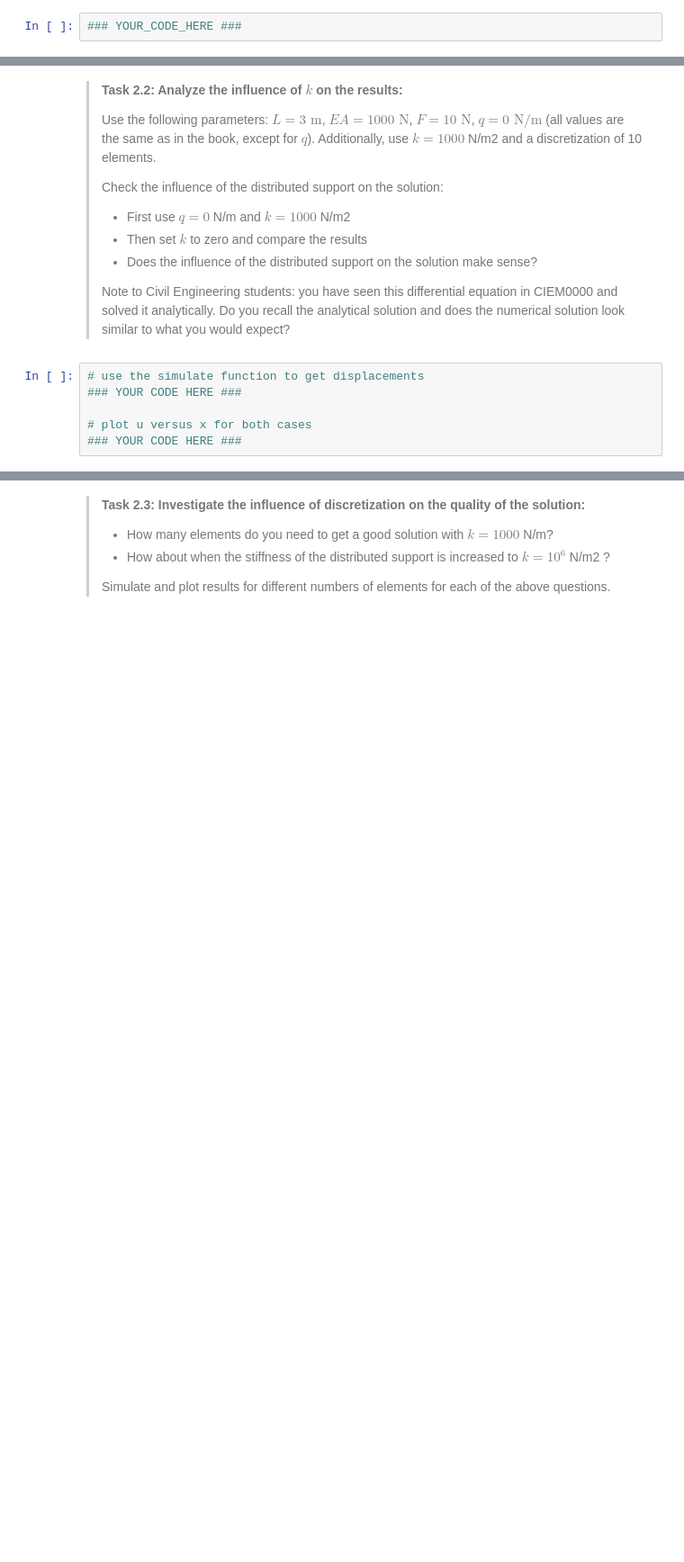
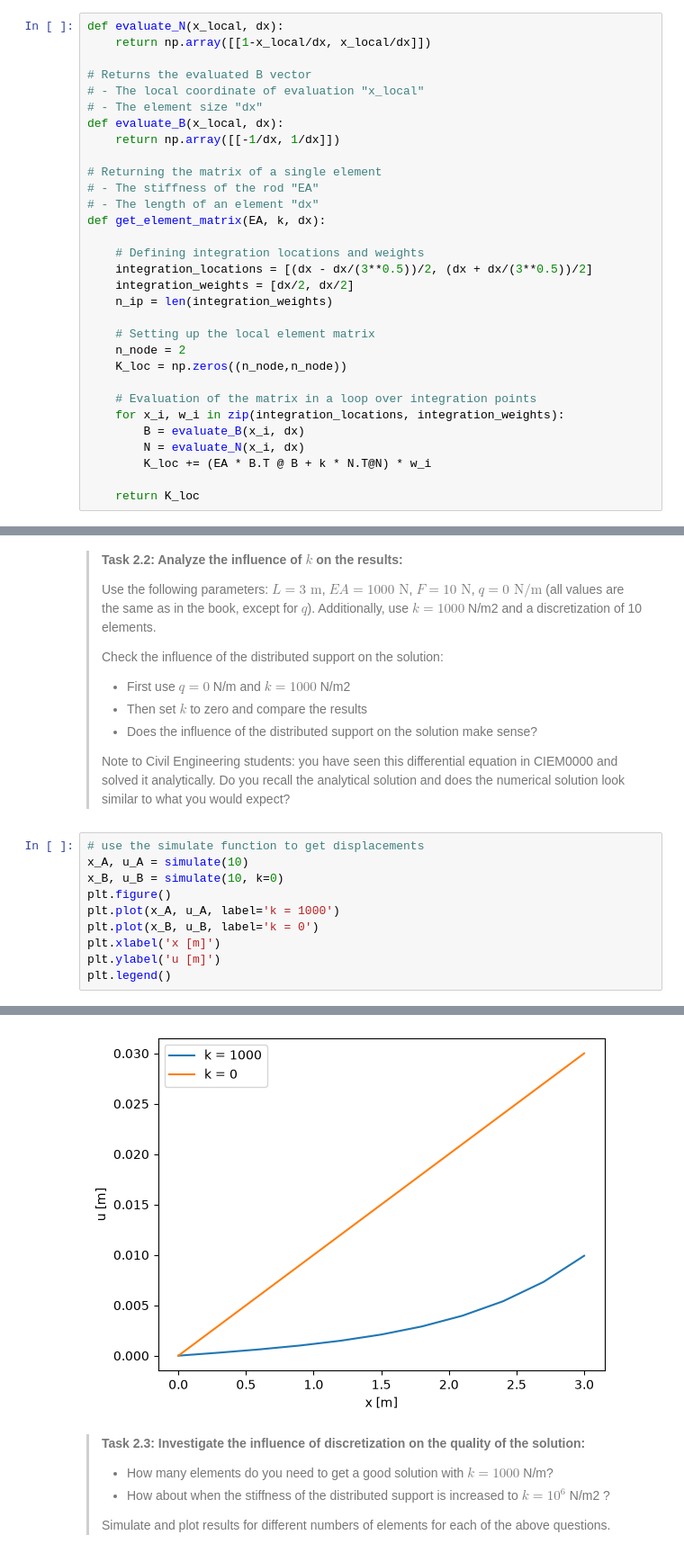
Before and after one commit to mbezmali/WS2.2---BEZMALINOVICH, a Jupyter notebook: WS_2_2.ipynb, the cells around one changed output, grey strips where cells are left out. Shown at 90% size. Cells and saved outputs as stored; diff of their text form; blank space fills up the shorter version.

```diff
--- a/WS_2_2.ipynb
+++ b/WS_2_2.ipynb
@@ -51,4 +51,33 @@ $$ \mathbf{K_e} = \sum_{i=1}^{n_\mathrm{ip}} \left(\mathbf{B}^T(x_i)EA\mathbf{B}
 import numpy as np
 import matplotlib.pyplot as plt
 # %%
-### YOUR_CODE_HERE ###
+def evaluate_N(x_local, dx):
+    return np.array([[1-x_local/dx, x_local/dx]])
+
+# Returns the evaluated B vector
+# - The local coordinate of evaluation "x_local"
+# - The element size "dx"
+def evaluate_B(x_local, dx):
+    return np.array([[-1/dx, 1/dx]])
+
+# Returning the matrix of a single element
+# - The stiffness of the rod "EA"
+# - The length of an element "dx"
+def get_element_matrix(EA, k, dx):
+
+    # Defining integration locations and weights
+    integration_locations = [(dx - dx/(3**0.5))/2, (dx + dx/(3**0.5))/2]
+    integration_weights = [dx/2, dx/2]
+    n_ip = len(integration_weights)
+
+    # Setting up the local element matrix
+    n_node = 2
+    K_loc = np.zeros((n_node,n_node))
+
+    # Evaluation of the matrix in a loop over integration points
+    for x_i, w_i in zip(integration_locations, integration_weights):
+        B = evaluate_B(x_i, dx)
+        N = evaluate_N(x_i, dx)
+        K_loc += (EA * B.T @ B + k * N.T@N) * w_i
+
+    return K_loc
@@ -66,7 +168,12 @@ import matplotlib.pyplot as plt
 > Note to Civil Engineering students: you have seen this differential equation in CIEM0000 and solved it analytically. Do you recall the analytical solution and does the numerical solution look similar to what you would expect?
 # %%
 # use the simulate function to get displacements
-### YOUR CODE HERE ###
-
-# plot u versus x for both cases
-### YOUR CODE HERE ###
+x_A, u_A = simulate(10)
+x_B, u_B = simulate(10, k=0)
+plt.figure()
+plt.plot(x_A, u_A, label='k = 1000')
+plt.plot(x_B, u_B, label='k = 0')
+plt.xlabel('x [m]')
+plt.ylabel('u [m]')
+plt.legend()
+# %% [output]
@@ -73,3 +181,4 @@ import matplotlib.pyplot as plt
+[figure, added]
 # %% [markdown]
 > **Task 2.3: Investigate the influence of discretization on the quality of the solution:**
 >
```
Also changed, not shown: parts of 5 cells of this notebook.
